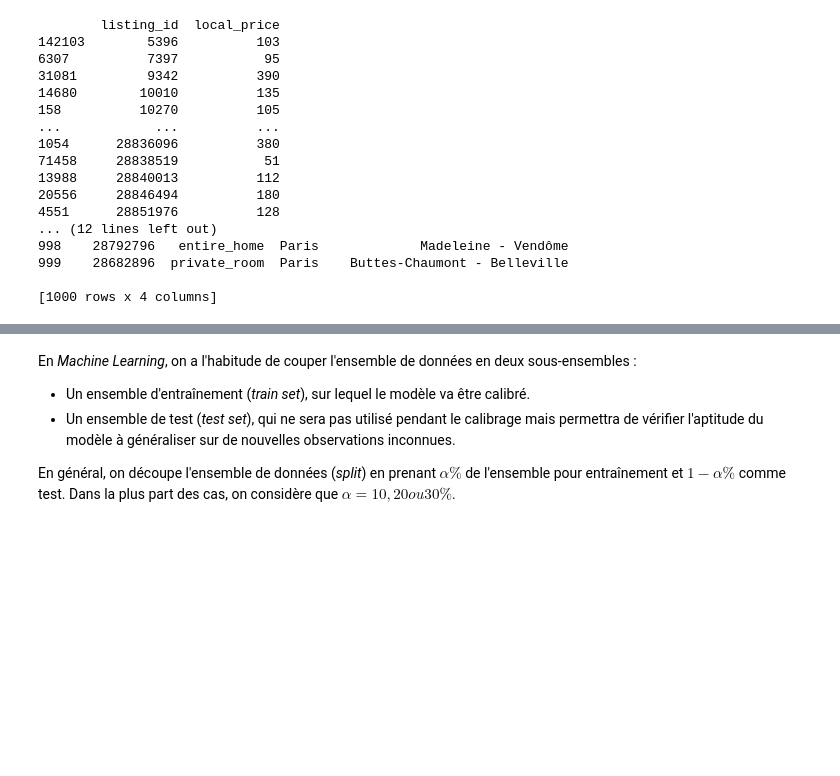
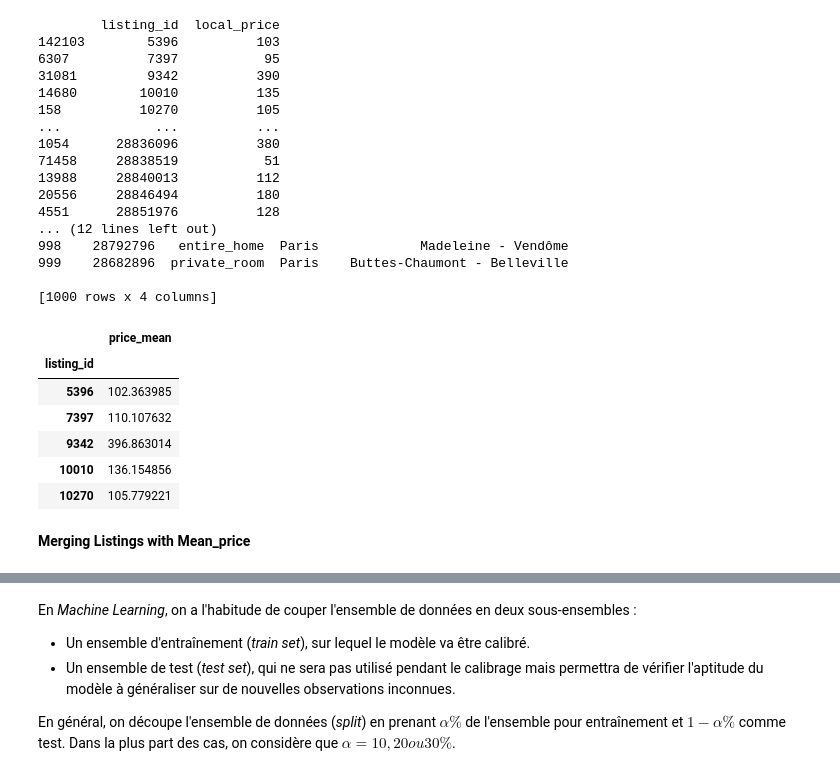
Before and after one commit to Hy-gon/Python_Hitema, a Jupyter notebook: MachineLearning/Modele_Lineaire_exo.ipynb, the cells around one changed output, grey strips where cells are left out. Drawn from its saved outputs; the diff is of its cells as text; code cells hidden in the pictures; blank space fills up the shorter version.

Commit message:
push Evening, Merge, mean and Target/Features

```diff
--- a/MachineLearning/Modele_Lineaire_exo.ipynb
+++ b/MachineLearning/Modele_Lineaire_exo.ipynb
@@ -219,7 +219,21 @@ print(X)
 # %%
 #construire l'ensemble de donnée prix
 #
 #    INDICE
 #
 # récupérer les prix des ID dans le dataset de prix
 # 🚧 il y a plusieurs prix dans le dataset 🚧
+
+priceList = dataPrice.groupby('listing_id')['local_price'].agg([np.mean])
+priceList.rename(columns={"mean": "price_mean"}, inplace = True)
+priceList.head()
+# %% [output]
+|  | price_mean |
+| listing_id |  |
+| 5396 | 102.363985 |
+| 7397 | 110.107632 |
+| 9342 | 396.863014 |
+| 10010 | 136.154856 |
+| 10270 | 105.779221 |
+# %% [markdown]
+<strong> Merging Listings with Mean_price
```
Also changed, not shown: parts of 1 cell of this notebook.
